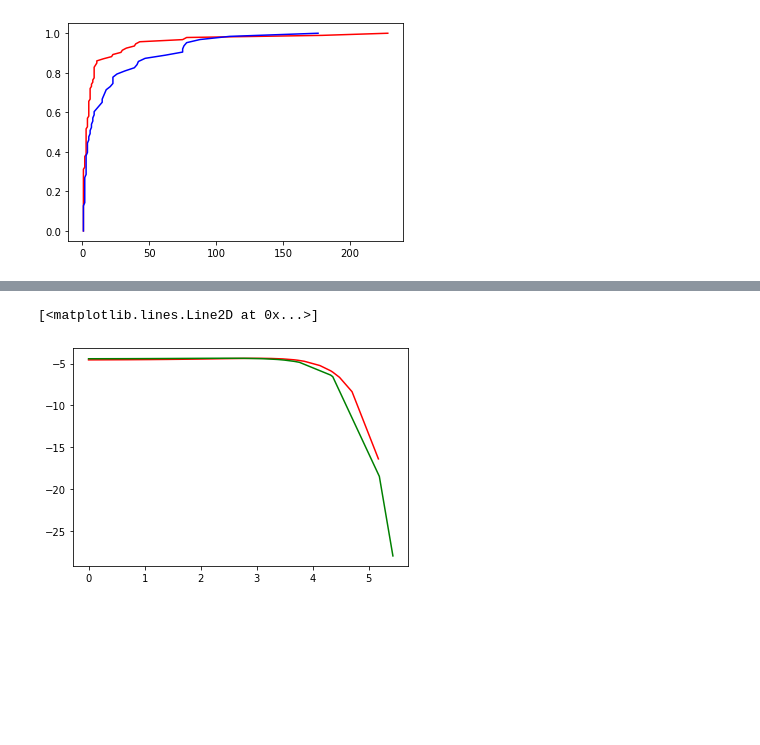
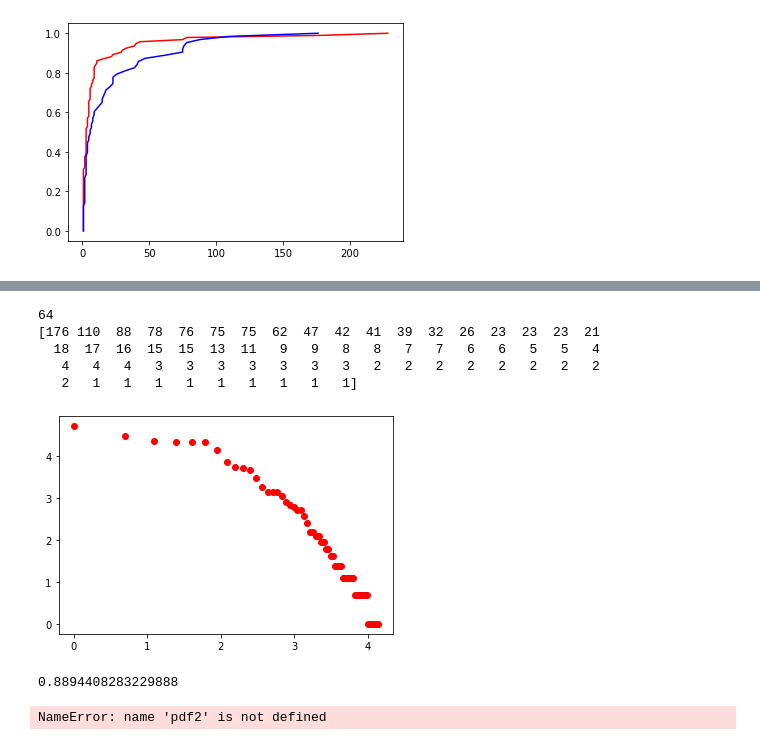
Before and after one commit to atreya221/CS396A, a Jupyter notebook: zipf/notebooks/demo-1.3.ipynb, the cells around one changed output, grey strips where cells are left out. Saved outputs shown, nothing was run; the diff lists cells and outputs as text; code cells hidden in the pictures; blank space fills up the shorter version.

Commit message:
PDF Curve plotting and Test Suite Gen

```diff
--- a/zipf/notebooks/demo-1.3.ipynb
+++ b/zipf/notebooks/demo-1.3.ipynb
@@ -47,15 +53,52 @@ plt.show()
 # %%
-m1 = np.mean(val_1)
-d1 = np.std(val_1)
-pdf1 = scipy.stats.norm.pdf(np.sort(val_1), m1, d1)
-plt.plot(np.log(np.sort(val_1)), np.log(pdf1), color ='Red')
-m2 = np.mean(val_2)
-d2 = np.std(val_2)
-pdf2 = scipy.stats.norm.pdf(np.sort(val_2), m2, d2)
-plt.plot(np.log(np.sort(val_2)), np.log(pdf2), color ='Green')
+
+# m1 = np.mean(val_1)
+# d1 = np.std(val_1)
+# pdf1 = scipy.stats.norm.pdf(np.sort(val_1), m1, d1)
+# lval_1 = np.log(np.sort(val_1))
+# lpdf1 = np.log(pdf1)
+pdf1 = np.sort(val_1)[::-1]
+x2 = range(len(pdf1))
+plt.scatter(np.log(x2),np.log(pdf1), color ='Red')
+# m2 = np.mean(val_2)
+# d2 = np.std(val_2)
+# pdf2 = scipy.stats.norm.pdf(np.sort(val_2), m2, d2)
+# lval_2 = np.log(np.sort(val_2))
+# lpdf2 = np.log(pdf2)
+# plt.scatter(val_2,pdf2, color ='Green')
+print(len(x))
+print((pdf1))
 # %% [output]
-[<matplotlib.lines.Line2D at 0x...>]
+64
+[176 110  88  78  76  75  75  62  47  42  41  39  32  26  23  23  23  21
+  18  17  16  15  15  13  11   9   9   8   8   7   7   6   6   5   5   4
+   4   4   4   3   3   3   3   3   3   3   2   2   2   2   2   2   2   2
+   2   1   1   1   1   1   1   1   1   1]
-[figure, old version]
+[figure, new version]
+# %%
+def neg_zipf_likelihood1(s):
+    n = sum(pdf1)
+    probas = val_1 ** (-s) / np.sum(np.arange(1, n+1) **(-s))
+    log_likelihood = sum(np.log(probas) * val_1)
+    return -log_likelihood
+
+from scipy.optimize import minimize_scalar
+s_best1 = minimize_scalar(neg_zipf_likelihood1, [0.1, 3.0] )
+print(s_best1.x)
+# %% [output]
+0.8894408283229888
+# %%
+def neg_zipf_likelihood2(s):
+    n = sum(pdf2)
+    probas = val_2 ** (-s) / np.sum(np.arange(1, n+1) **(-s))
+    log_likelihood = sum(np.log(probas) * val_2)
+    return -log_likelihood
+
+from scipy.optimize import minimize_scalar
+s_best2 = minimize_scalar(neg_zipf_likelihood2, [0.1, 3.0] )
+print(s_best2.x)
+# %% [output]
+NameError: name 'pdf2' is not defined
 # %%
 zipf1 = np.random.zipf(a=1.04, size=1000)
 
```
Also changed, not shown: parts of 3 cells of this notebook, 2 other files.
